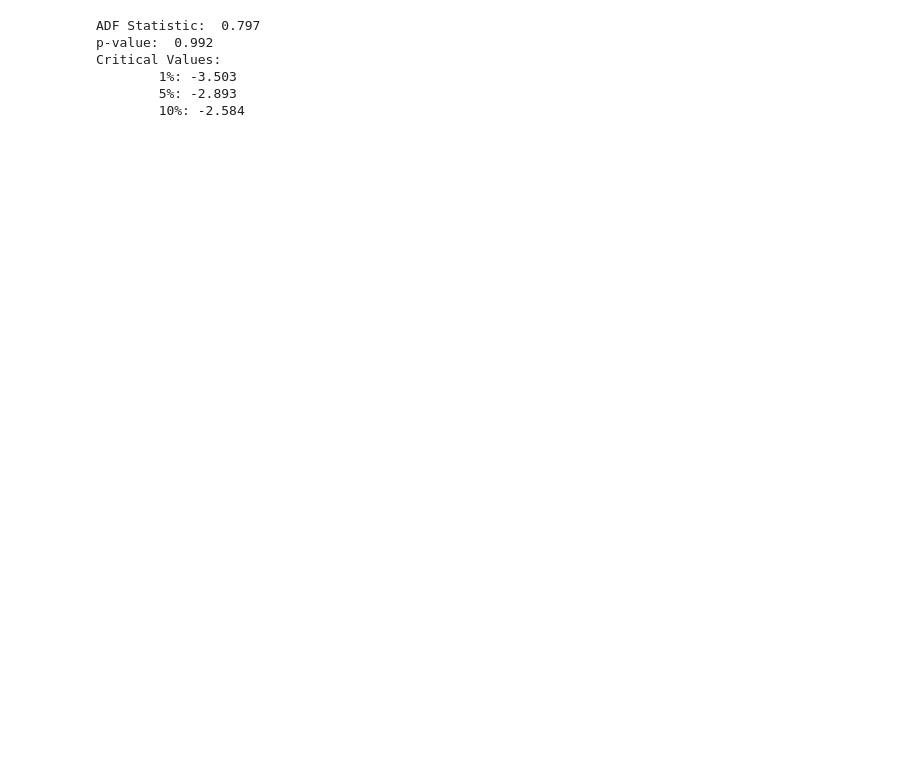
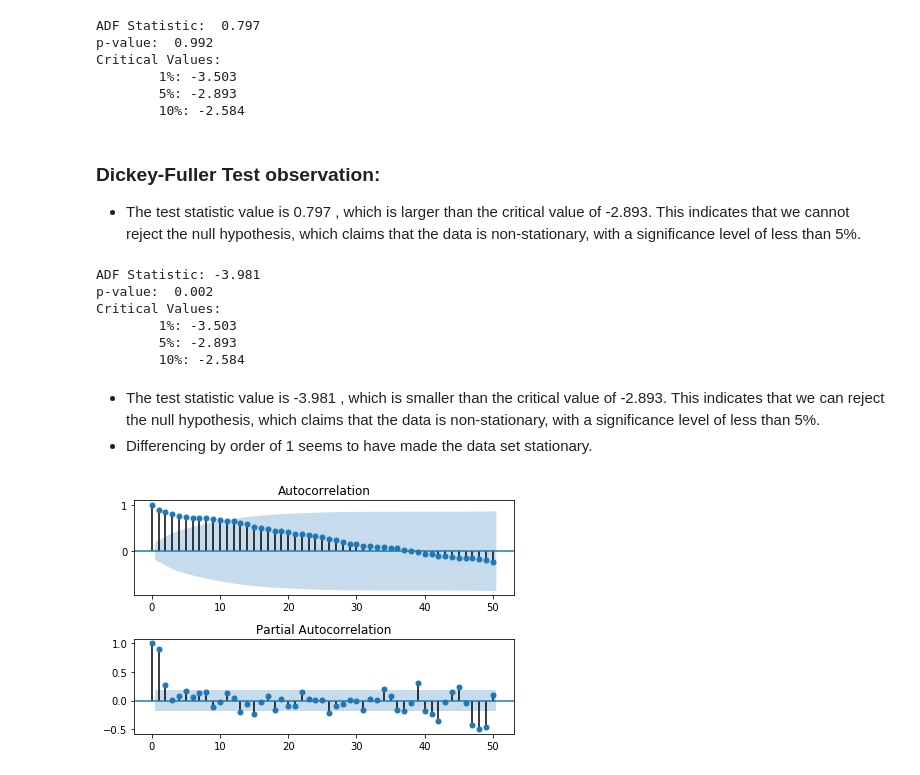
Before and after one commit to grantrzchan/HTX_Armed_Robberies, a Jupyter notebook: HTX_Armed_Robberies.ipynb, the cells around one changed output. Saved outputs shown, nothing was run; the diff lists cells and outputs as text; code cells hidden in the pictures; blank space fills up the shorter version.

```diff
--- a/HTX_Armed_Robberies.ipynb
+++ b/HTX_Armed_Robberies.ipynb
@@ -20,8 +20,7 @@ cv_set.to_csv('cv_set.csv', header = False)
 Data set: 106 months, Validation set: 12 months
 # %%
 #create training set and test set
-data = pd.read_csv('data_set.csv', header=None, index_col=0, parse_dates=True, squeeze=True)
-X = data.values
+X = data_set.values
 X = X.astype('float32')
 
 #start with train set of 50%
@@ -122,3 +139,43 @@ Critical Values:
         1%: -3.503
         5%: -2.893
         10%: -2.584
+# %% [markdown]
+### Dickey-Fuller Test observation:
+- The test statistic value is 0.797 , which is larger than the critical value of -2.893. This indicates that we cannot reject the null hypothesis, which claims that the data is non-stationary, with a significance level of less than 5%.
+# %%
+#Employ first order differencing
+def differencing(data):
+    '''Function executes differencing of order 1 when called'''
+    differenced = [(data[i] - data[i-1]) for i in range(1, len(data))]
+    return differenced
+
+#executing differencing of order 1
+stationary_X = differencing(X)
+
+#check if the data is stationary now
+check_stationary(stationary_X)
+# %% [output]
+ADF Statistic: -3.981
+p-value:  0.002
+Critical Values:
+        1%: -3.503
+        5%: -2.893
+        10%: -2.584
+# %% [markdown]
+- The test statistic value is -3.981 , which is smaller than the critical value of -2.893. This indicates that we can reject the null hypothesis, which claims that the data is non-stationary, with a significance level of less than 5%.
+- Differencing by order of 1 seems to have made the data set stationary.
+# %%
+#create ACF and PACF plots to check for autocorrelation
+from statsmodels.graphics.tsaplots import plot_acf
+from statsmodels.graphics.tsaplots import plot_pacf
+plt.figure()
+plt.subplot(211)
+plot_acf(X, lags=50, ax=plt.gca())
+plt.subplot(212)
+plot_pacf(X, lags=50, ax=plt.gca())
+
+#fix any plot overlap with tight layout
+plt.tight_layout()
+plt.show()
+# %% [output]
+[figure, added]
```
Also changed, not shown: parts of 7 cells of this notebook.
